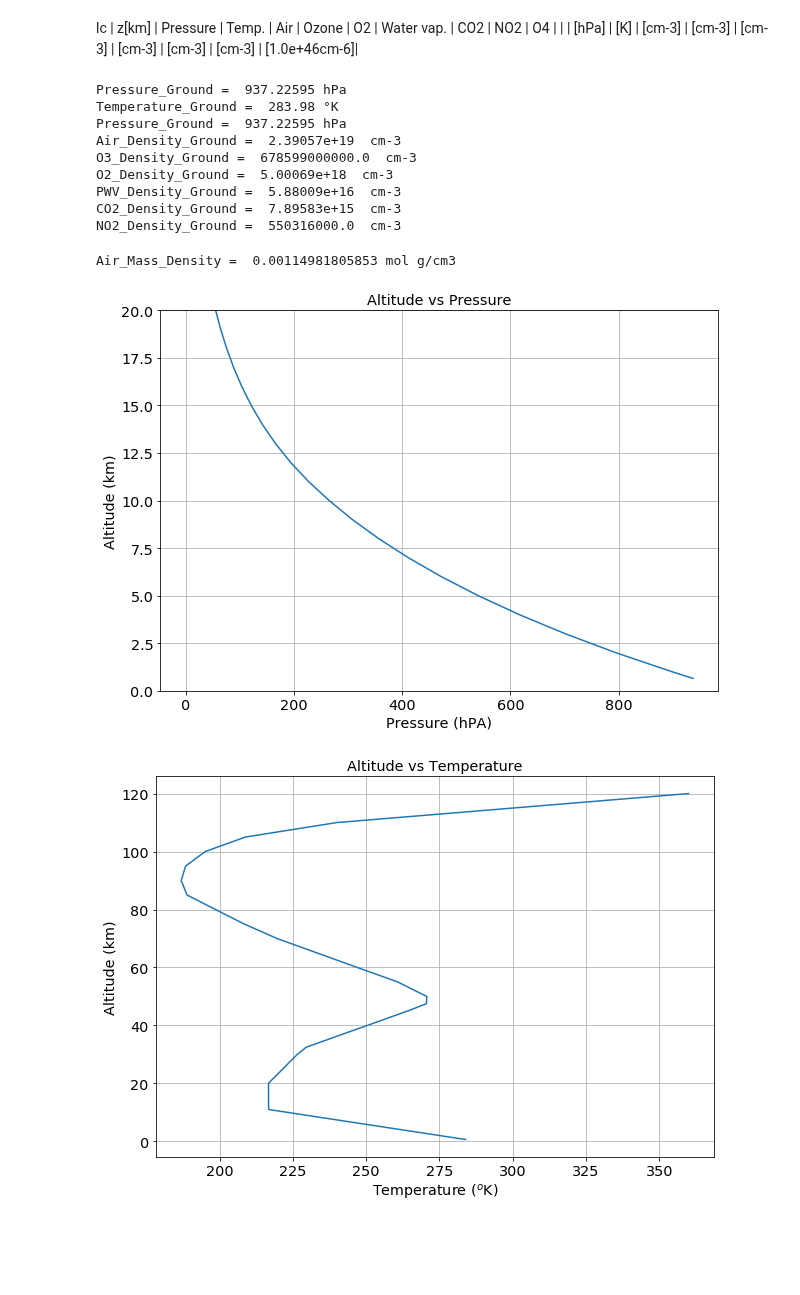
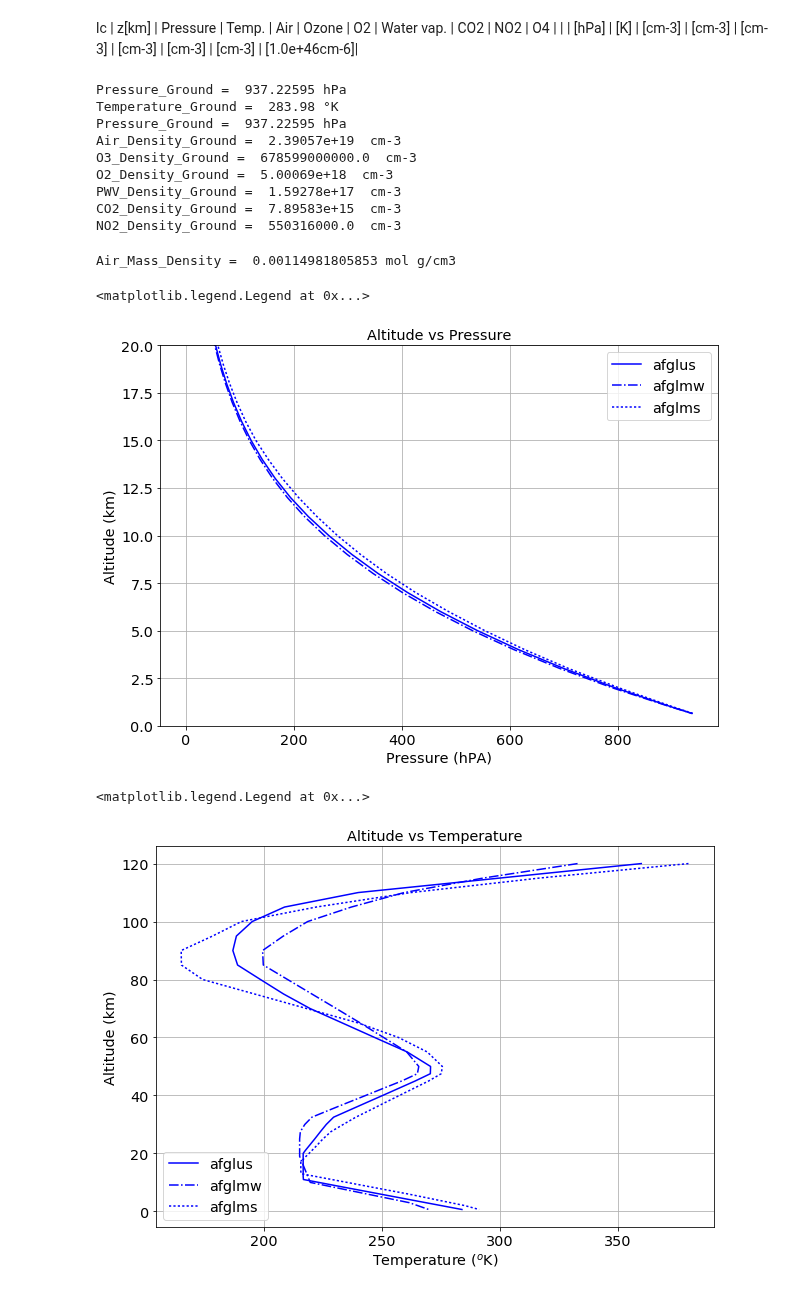
Before and after one commit to sylvielsstfr/PC5AtmStudies, a Jupyter notebook: OHP_Studies/atm_prof_OHP.ipynb, the cells around one changed output. Saved outputs shown, nothing was run; the diff lists cells and outputs as text; code cells hidden in the pictures; blank space fills up the shorter version.

```diff
--- a/OHP_Studies/atm_prof_OHP.ipynb
+++ b/OHP_Studies/atm_prof_OHP.ipynb
@@ -33,3 +31,8 @@ atmprofile_ascii_file='libradtran_data/UVSPEC_OHP_atmprof_verbose cut.txt'
+# %%
+#atmprofile_ascii_file='libradtran_data/UVSPEC_OHP_atmprof_verbose cut.txt'
+atmprofile_ascii_file='libradtran_data/prof_afglus_cut.txt'
+atmprofile_ascii_file2='libradtran_data/prof_afglmw_cut.txt'
+atmprofile_ascii_file3='libradtran_data/prof_afglms_cut.txt'
 # %% [markdown]
 lc |  z[km]  |  Pressure  | Temp.  |    Air      |   Ozone     |     O2      | Water vap.  |    CO2      |    NO2      |      O4      |
      |         |   [hPa]    |  [K]   |   [cm-3]    |   [cm-3]    |   [cm-3]    |   [cm-3]    |   [cm-3]    |   [cm-3]    | [1.0e+46cm-6]|
@@ -38,3 +39,7 @@ data_table=np.loadtxt(atmprofile_ascii_file)
+# %%
+data_table=np.loadtxt(atmprofile_ascii_file,skiprows=4)
+data_table2=np.loadtxt(atmprofile_ascii_file2,skiprows=4)
+data_table3=np.loadtxt(atmprofile_ascii_file3,skiprows=4)
 # %%
 NbLayers=data_table.shape[0]
 GroundData_OHP=data_table[NbLayers-1,:]
@@ -50,6 +55,30 @@ PWVDensity=data_table[:,7]      # cm-3
 CO2Density=data_table[:,8]   # cm-3
 NO2Density=data_table[:,9]   # cm-3
 O4Density=data_table[:,10]   # cm-3
+# %%
+num3=data_table3[:,0]
+z3=data_table3[:,1]
+Pressure3=data_table3[:,2]     # hPa
+Temperature3=data_table3[:,3]  # K
+AirDensity3=data_table3[:,4]   # cm-3
+O3Density3=data_table3[:,5]    # cm-3
+O2Density3=data_table3[:,6]    # cm-3
+PWVDensity3=data_table3[:,7]      # cm-3
+CO2Density3=data_table3[:,8]   # cm-3
+NO2Density3=data_table3[:,9]   # cm-3
+O4Density3=data_table3[:,10]   # cm-3
+# %%
+num2=data_table2[:,0]
+z2=data_table2[:,1]
+Pressure2=data_table2[:,2]     # hPa
+Temperature2=data_table2[:,3]  # K
+AirDensity2=data_table2[:,4]   # cm-3
+O3Density2=data_table2[:,5]    # cm-3
+O2Density2=data_table2[:,6]    # cm-3
+PWVDensity2=data_table2[:,7]      # cm-3
+CO2Density2=data_table2[:,8]   # cm-3
+NO2Density2=data_table2[:,9]   # cm-3
+O4Density2=data_table2[:,10]   # cm-3
 # %%
 Pressure_Ground=GroundData_OHP[2]     # hPa
 Temperature_Ground=GroundData_OHP[3]  # K
@@ -77,7 +106,7 @@ Pressure_Ground =  937.22595 hPa
 Air_Density_Ground =  2.39057e+19  cm-3
 O3_Density_Ground =  678599000000.0  cm-3
 O2_Density_Ground =  5.00069e+18  cm-3
-PWV_Density_Ground =  5.88009e+16  cm-3
+PWV_Density_Ground =  1.59278e+17  cm-3
 CO2_Density_Ground =  7.89583e+15  cm-3
 NO2_Density_Ground =  550316000.0  cm-3
 # %%
@@ -90,20 +119,28 @@ print 'Air_Mass_Density = ',Air_Mass_Density,'g/cm3'
 # %% [output]
 Air_Mass_Density =  0.00114981805853 mol g/cm3
 # %%
-plt.plot(Pressure,z)
+plt.plot(Pressure,z,color='blue',linestyle='-',label='afglus')
+plt.plot(Pressure2,z2,color='blue',linestyle='-.',label='afglmw')
+plt.plot(Pressure3,z3,color='blue',linestyle=':',label='afglms')
 plt.title('Altitude vs Pressure')
 plt.xlabel('Pressure (hPA)')
 plt.ylabel('Altitude (km)')
 plt.ylim(0.,20.)
 plt.grid(True)
+plt.legend(loc='best')
 # %% [output]
+<matplotlib.legend.Legend at 0x...>
-[figure, old version]
+[figure, new version]
 # %%
-plt.plot(Temperature,z)
+plt.plot(Temperature,z,color='blue',linestyle='-',label='afglus')
+plt.plot(Temperature2,z2,color='blue',linestyle='-.',label='afglmw')
+plt.plot(Temperature3,z3,color='blue',linestyle=':',label='afglms')
 plt.title('Altitude vs Temperature')
 plt.xlabel('Temperature ($^o$K)')
 plt.ylabel('Altitude (km)')
 plt.grid(True)
+plt.legend(loc='best')
 # %% [output]
+<matplotlib.legend.Legend at 0x...>
-[figure, old version]
+[figure, new version]
 # %%
```
Also changed, not shown: parts of 4 cells of this notebook.
